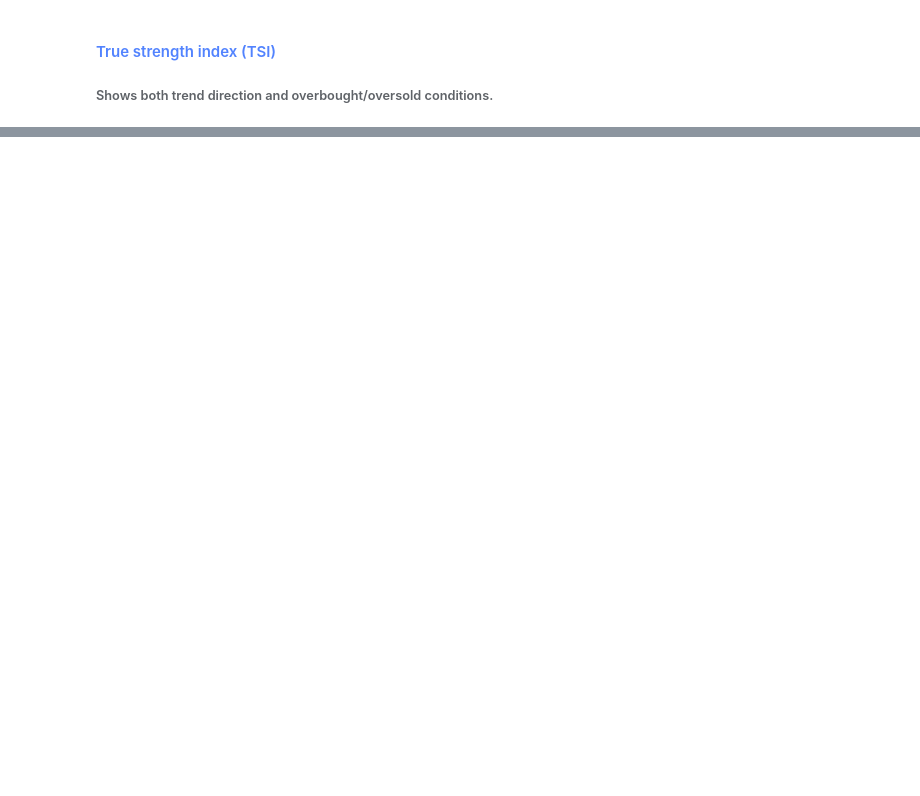
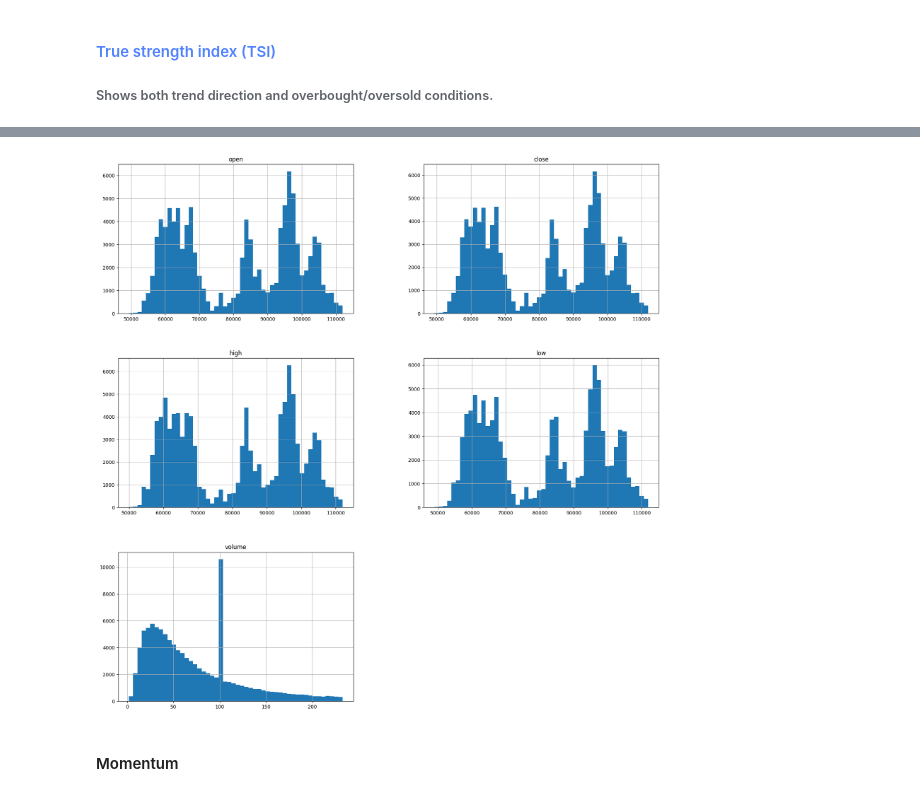
Before and after one commit to slamina-pf/data_analysis_trading_bot, a Jupyter notebook: workbooks/deep_learning_data_analysis.ipynb, the cells around one changed output, grey strips where cells are left out. Saved outputs shown, nothing was run; the diff lists cells and outputs as text; code cells hidden in the pictures; blank space fills up the shorter version.

```diff
--- a/workbooks/deep_learning_data_analysis.ipynb
+++ b/workbooks/deep_learning_data_analysis.ipynb
@@ -263,0 +831,9 @@ df.describe()
+# %%
+sma = ta.trend.SMAIndicator(
+    close=df["close"],
+    window=14
+)
+
+df["SMA"] = sma.sma_indicator()
+
+df.describe()
@@ -263,0 +854,13 @@ df.describe()
+# %%
+vi = ta.trend.VortexIndicator(
+    high=df["high"],
+    low=df["low"],
+    close=df["close"],
+    window=14
+)
+
+df["VI_POS"] = vi.vortex_indicator_pos()
+df["VI_NEG"] = vi.vortex_indicator_neg()
+df["VI_DIFF"] = vi.vortex_indicator_diff()
+
+df.describe()
@@ -263,0 +881,9 @@ df.describe()
+# %%
+wma = ta.trend.WMAIndicator(
+    close=df["close"],
+    window=14
+)
+
+df["WMA"] = wma.wma()
+
+df.describe()
@@ -263,0 +903,6 @@ df.describe()
+# %%
+OCHLV = ["open", "close", "high", "low", "volume"]
+MOMENTUM = ["AO", "KAMA", "PPO", "PPO_HIST", "PPO_SIGNAL", "PVO", "PVO_HIST", "PVO_SIGNAL", "ROC", "RSI", "STOCH_RSI", "STOCH_OSC", "STOCH_OSC_SIGNAL", "TSI"]
+VOLUME = ["ADI", "CMF", "EoM", "EMV", "FI", "MFI", "NVI", "OBV", "VPT", "VWAP"]
+VOLATILITY = ["ATR", "BBANDS_HIGH", "BBANDS_HIGH_INDI", "BBANDS_LOWER", "BBANDS_LOWER_INDI", "BBANDS_MIDDLE", "BBANDS_CHANNEL", "BBANDS_WIDTH", "DONCHIAN_HIGH", "DONCHIAN_LOW", "DONCHIAN_MIDDLE", "DONCHIAN_PERCENTAGE", "DONCHIAN_WIDTH", "KELTNER_HIGH", "KELTNER_HIGH_INDI", "KELTNER_LOW", "KELTNER_LOW_INDI", "KELTNER_MIDDLE", "KELTNER_PERCENTAGE", "KELTNER_WIDTH", "ULCER_INDEX"]
+TREND = ["ADX", "ADX_POS", "ADX_NEG", "AROON_UP", "AROON_DOWN", "AROON_INDI", "CCI", "DPO", "EMA", "KST", "KST_SIGNAL", "KST_DIFF", "MACD", "MACD_SIGNAL", "MACD_DIFF", "MASS_INDEX", "SMA", "VI_POS", "VI_NEG", "VI_DIFF", "WMA"]
@@ -263,0 +962,7 @@ df.describe()
+# %%
+df[OCHLV].hist(figsize=(20, 20), bins=50)
+plt.show()
+# %% [output]
+[figure, added]
+# %% [markdown]
+#### Momentum
```
Also changed, not shown: parts of 84 cells of this notebook.
